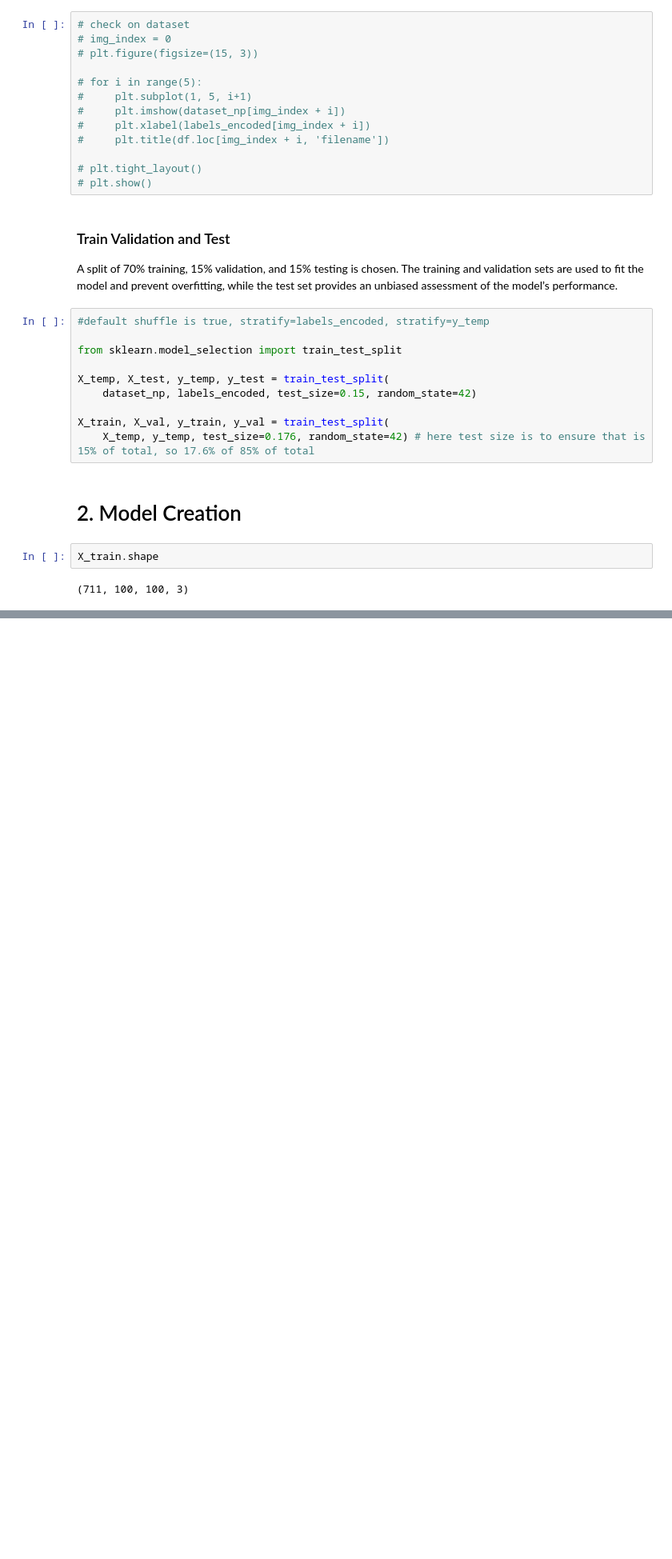
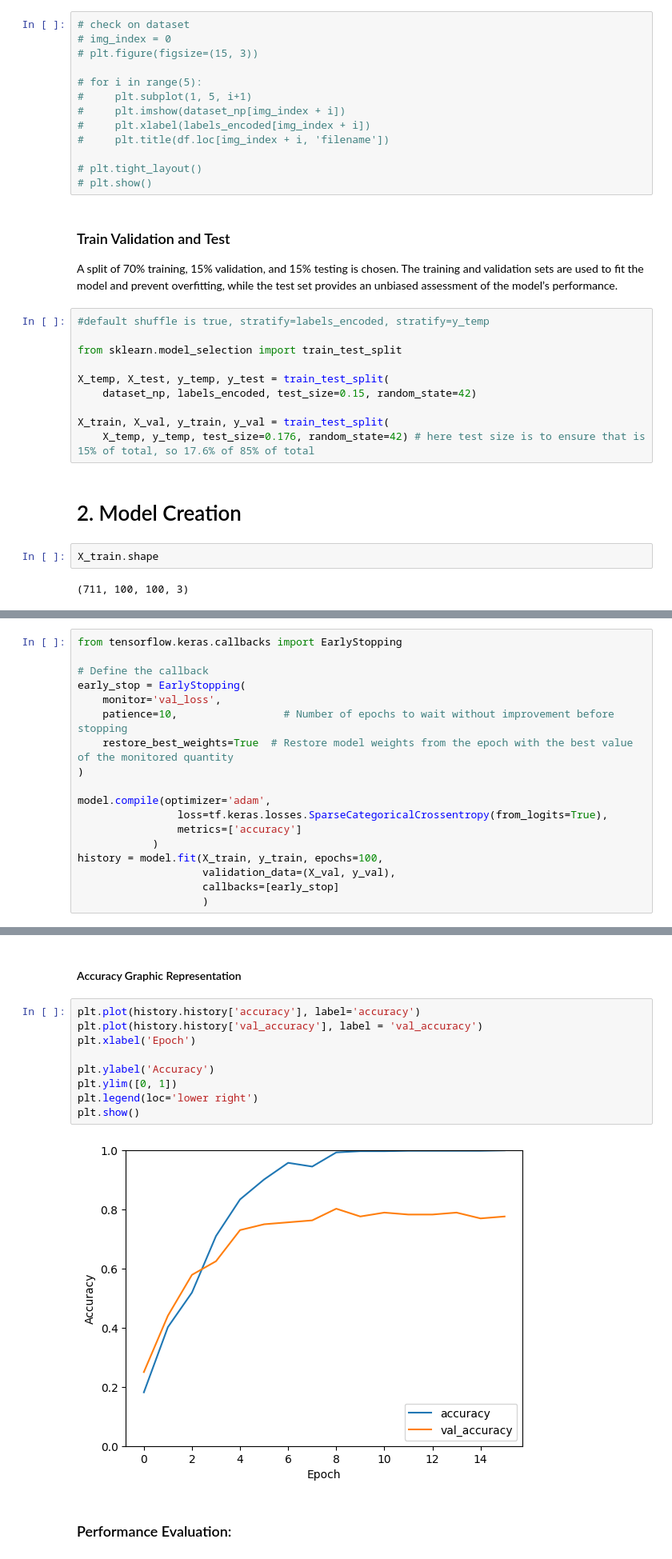
Before and after one commit to Stefano-Bozzi/LepidopterAI, a Jupyter notebook: CNN_creation_and_training.ipynb, the cells around one changed output, grey strips where cells are left out. Shown at 80% size. Saved outputs shown, nothing was run; the diff lists cells and outputs as text; blank space fills up the shorter version.

```diff
--- a/CNN_creation_and_training.ipynb
+++ b/CNN_creation_and_training.ipynb
@@ -199,0 +206,18 @@ Model: "sequential_6"
+# %%
+from tensorflow.keras.callbacks import EarlyStopping
+
+# Define the callback
+early_stop = EarlyStopping(
+    monitor='val_loss',
+    patience=10,                 # Number of epochs to wait without improvement before stopping
+    restore_best_weights=True  # Restore model weights from the epoch with the best value of the monitored quantity
+)
+
+model.compile(optimizer='adam',
+                loss=tf.keras.losses.SparseCategoricalCrossentropy(from_logits=True),
+                metrics=['accuracy']
+            )
+history = model.fit(X_train, y_train, epochs=100,
+                    validation_data=(X_val, y_val),
+                    callbacks=[early_stop]
+                    )
@@ -199,0 +242,15 @@ Model: "sequential_6"
+# %% [markdown]
+#### Accuracy Graphic Representation
+# %%
+plt.plot(history.history['accuracy'], label='accuracy')
+plt.plot(history.history['val_accuracy'], label = 'val_accuracy')
+plt.xlabel('Epoch')
+
+plt.ylabel('Accuracy')
+plt.ylim([0, 1])
+plt.legend(loc='lower right')
+plt.show()
+# %% [output]
+[figure, added]
+# %% [markdown]
+### Performance Evaluation:
```
Also changed, not shown: parts of 6 cells of this notebook.
